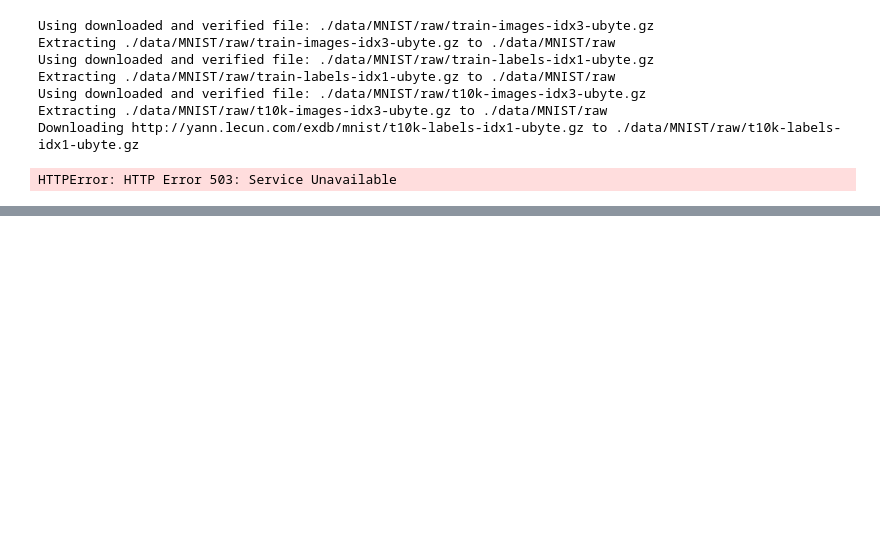
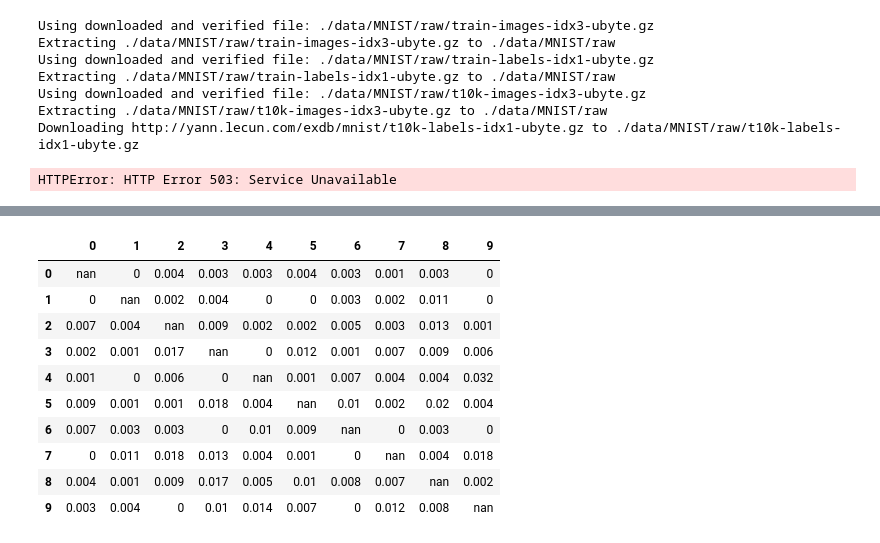
Before and after one commit to Jimmy-Shimizu/study, a Jupyter notebook: 感性認知情報/Untitled.ipynb, the cells around one changed output, grey strips where cells are left out. Drawn from its saved outputs; the diff is of its cells as text; code cells hidden in the pictures; blank space fills up the shorter version.

```diff
--- a/感性認知情報/Untitled.ipynb
+++ b/感性認知情報/Untitled.ipynb
@@ -110,0 +146,2 @@ Finished Training
+# %%
+df = pd.DataFrame(res_dict, index=index, columns=index)
@@ -110,0 +154,14 @@ Finished Training
+# %%
+df.style.background_gradient(cmap="Reds")
+# %% [output]
+|  | 0 | 1 | 2 | 3 | 4 | 5 | 6 | 7 | 8 | 9 |
+| 0 | nan | 0 | 0.004 | 0.003 | 0.003 | 0.004 | 0.003 | 0.001 | 0.003 | 0 |
+| 1 | 0 | nan | 0.002 | 0.004 | 0 | 0 | 0.003 | 0.002 | 0.011 | 0 |
+| 2 | 0.007 | 0.004 | nan | 0.009 | 0.002 | 0.002 | 0.005 | 0.003 | 0.013 | 0.001 |
+| 3 | 0.002 | 0.001 | 0.017 | nan | 0 | 0.012 | 0.001 | 0.007 | 0.009 | 0.006 |
+| 4 | 0.001 | 0 | 0.006 | 0 | nan | 0.001 | 0.007 | 0.004 | 0.004 | 0.032 |
+| 5 | 0.009 | 0.001 | 0.001 | 0.018 | 0.004 | nan | 0.01 | 0.002 | 0.02 | 0.004 |
+| 6 | 0.007 | 0.003 | 0.003 | 0 | 0.01 | 0.009 | nan | 0 | 0.003 | 0 |
+| 7 | 0 | 0.011 | 0.018 | 0.013 | 0.004 | 0.001 | 0 | nan | 0.004 | 0.018 |
+| 8 | 0.004 | 0.001 | 0.009 | 0.017 | 0.005 | 0.01 | 0.008 | 0.007 | nan | 0.002 |
+| 9 | 0.003 | 0.004 | 0 | 0.01 | 0.014 | 0.007 | 0 | 0.012 | 0.008 | nan |
```
Also changed, not shown: parts of 18 cells of this notebook, 4 other files.
